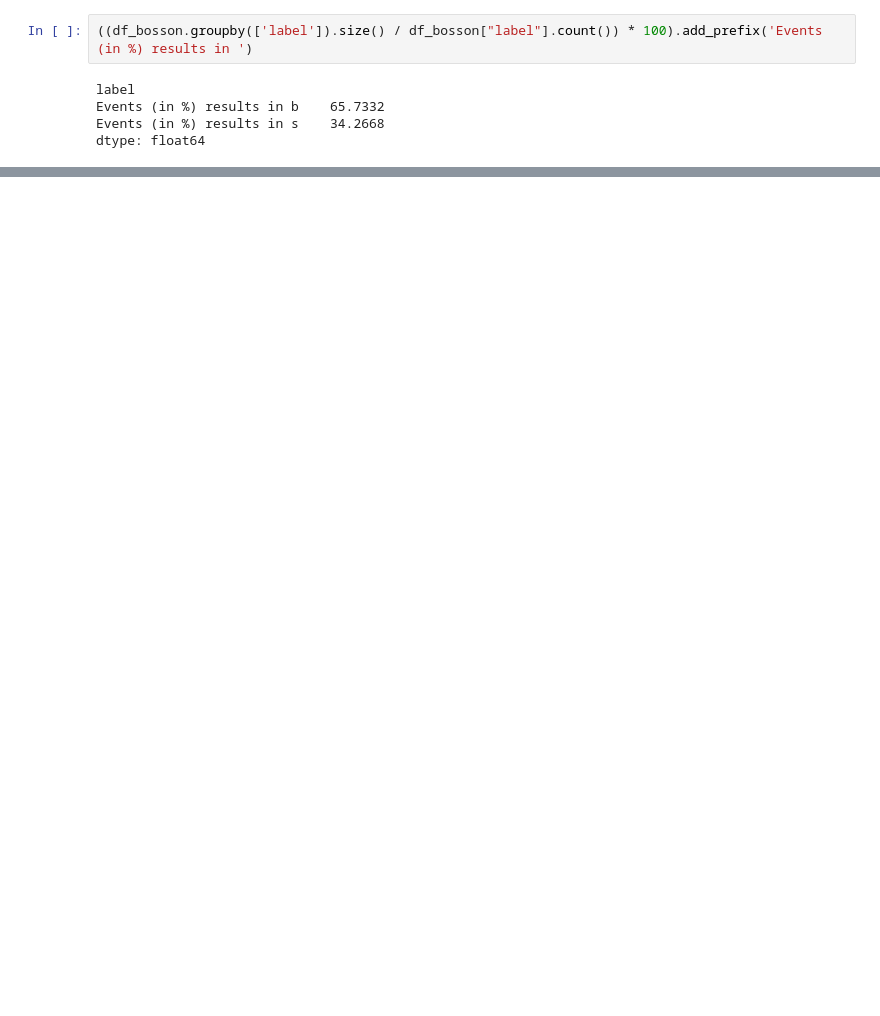
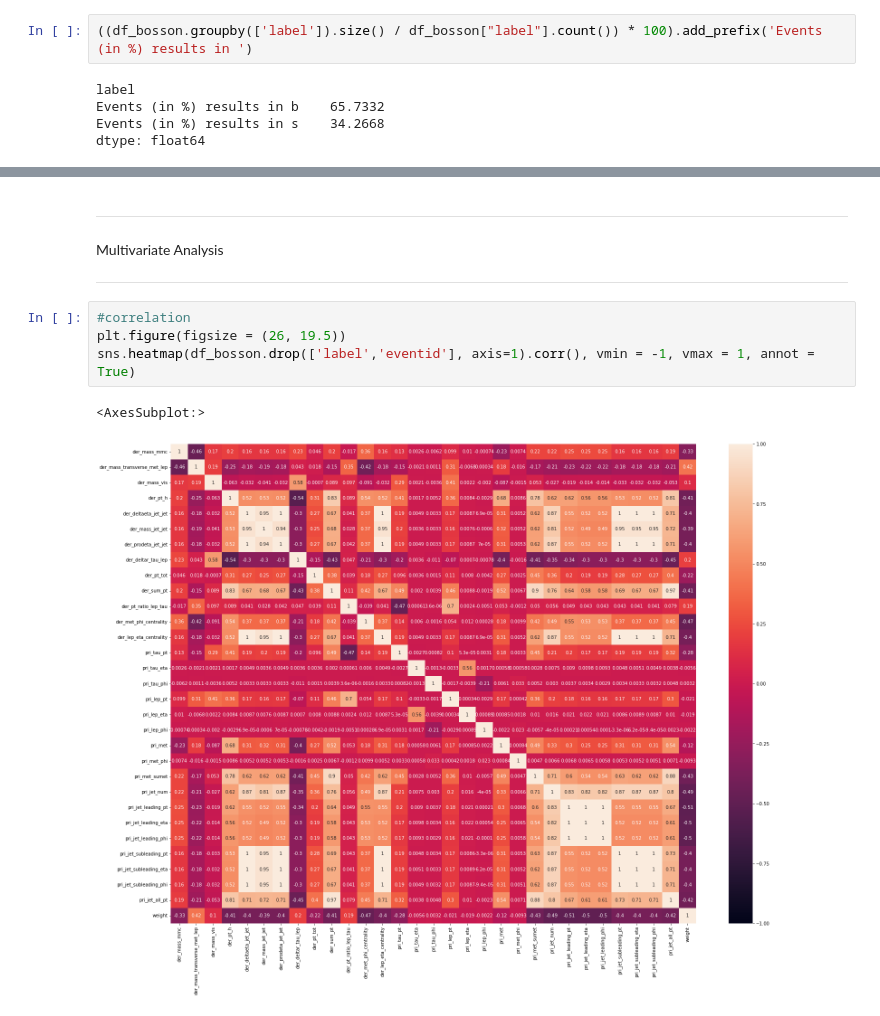
Before and after one commit to hmorales21/Higgs-Boson-Event_Detection, a Jupyter notebook: notebooks/hpa_classification_EDA.ipynb, the cells around one changed output, grey strips where cells are left out. Drawn from its saved outputs; the diff is of its cells as text; blank space fills up the shorter version.

```diff
--- a/notebooks/hpa_classification_EDA.ipynb
+++ b/notebooks/hpa_classification_EDA.ipynb
@@ -175,0 +222,11 @@ Name: pri_jet_num, dtype: int64
+# %% [markdown]
+<hr>
+Multivariate Analysis
+<hr>
+# %%
+#correlation
+plt.figure(figsize = (26, 19.5))
+sns.heatmap(df_bosson.drop(['label','eventid'], axis=1).corr(), vmin = -1, vmax = 1, annot = True)
+# %% [output]
+<AxesSubplot:>
+[figure, added]
```
Also changed, not shown: parts of 14 cells of this notebook, 3 other files.
